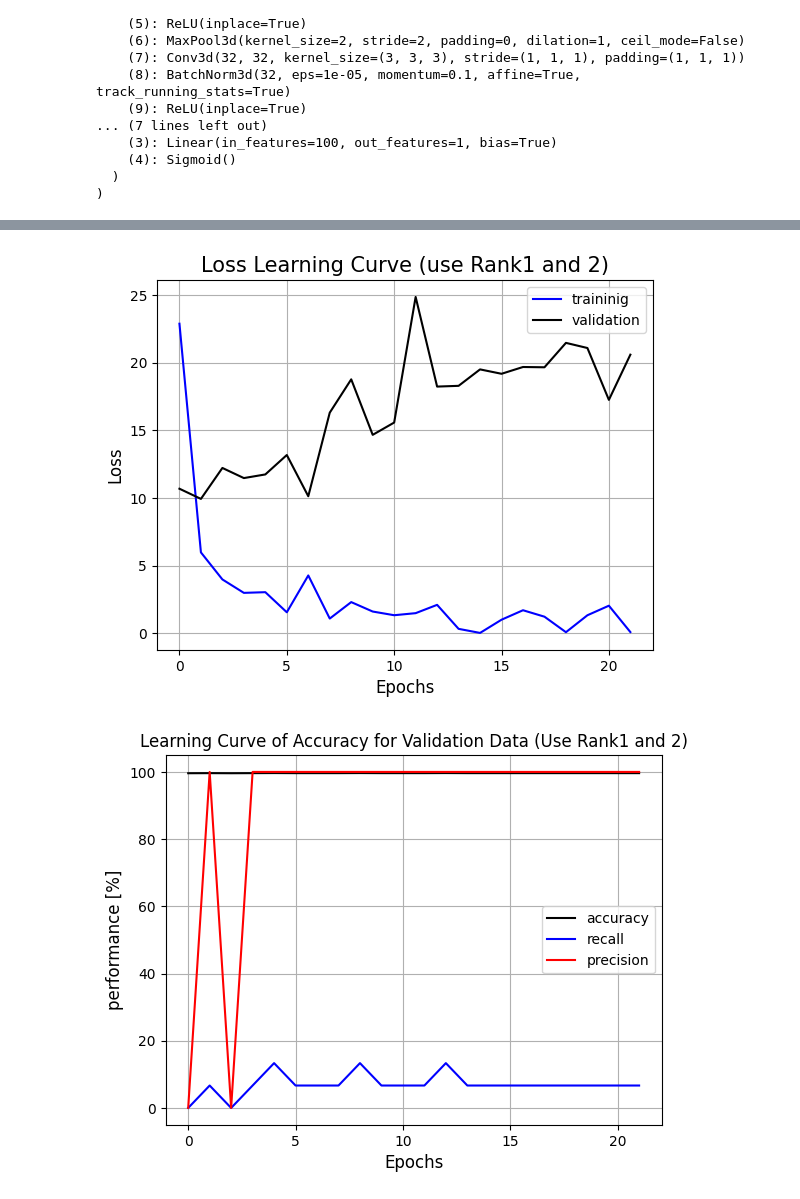
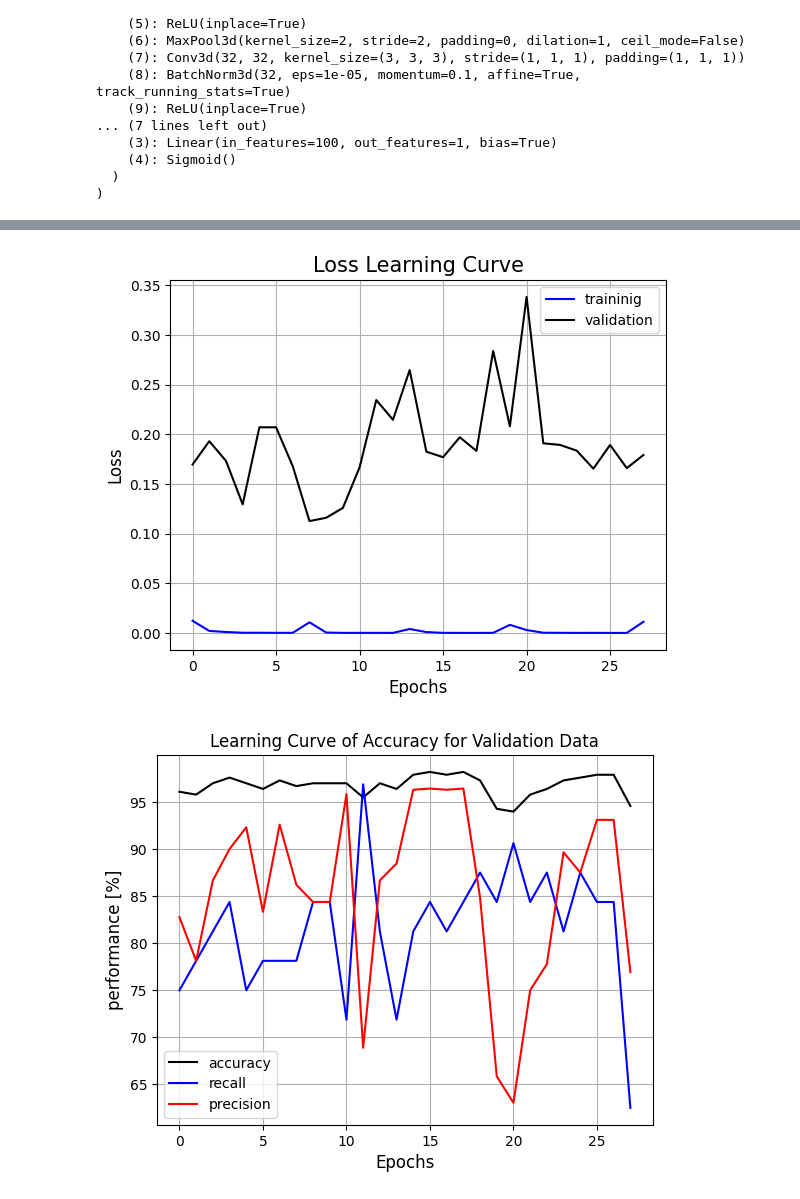
Before and after one commit to yudai-22/Cygnus-X_CAE, a Jupyter notebook: Binary_classification/training/Binary_classification.ipynb, the cells around one changed output, grey strips where cells are left out. Drawn from its saved outputs; the diff is of its cells as text; code cells hidden in the pictures.

```diff
--- a/Binary_classification/training/Binary_classification.ipynb
+++ b/Binary_classification/training/Binary_classification.ipynb
@@ -163,16 +163,17 @@ base_path = "/home/cygnus/fujimoto/Cygnus-X_Molecular_Cloud_Analysis/Binary_clas
 
 # 領域ごとのロード設定 (領域名: 抽出したいデータ数)
 # もし全データロードしたい場合は None や非常に大きい数値を指定してください
+data_num = 700
 target_regions = {
-    "FGN_01100+0000": 800,
-    "FGN_01200+0000": 800,
-    "FGN_01300+0000": 800,
-    "FGN_01400+0000": 800,
-    "FGN_01500+0000": 800,
-    "FGN_01600+0000": 800,
-    "FGN_01700+0000": 800,
-    "FGN_01800+0000": 800,
-
+    "FGN_01100+0000": data_num,
+    "FGN_01200+0000": data_num,
+    "FGN_01300+0000": data_num,
+    "FGN_01400+0000": data_num,
+    "FGN_01500+0000": data_num,
+    "FGN_01600+0000": data_num,
+    "FGN_01700+0000": data_num,
+    "FGN_01800+0000": data_num,
+    "FGN_01900+0000": data_num,
 }
 
 # バブルのランク設定
@@ -185,6 +186,9 @@ bubble_config = {
     "FGN_01600+0000": ["Rank1"],
     "FGN_01700+0000": ["Rank1"],
     "FGN_01800+0000": ["Rank1"],
+    "FGN_01900+0000": ["Rank1"],
+    "FGN_02100+0000": ["Rank1", "Rank2", "Rank3"],
+    "FGN_02200+0000": ["Rank1", "Rank2", "Rank3"],
 }
 # %%
 # --- 実行 ---
@@ -199,7 +203,7 @@ training_bubble = load_and_sample_data(all_bubble_request, is_bubble=True)
 
 # 2. 検証データのロード
 # 特定の数だけ欲しい場合はここで指定
-val_request = {"FGN_01900+0000": 800}
+val_request = {"FGN_02100+0000": 150, "FGN_02200+0000": 150}
 validation_data = load_and_sample_data(val_request, is_bubble=False)
 validation_bubble = load_and_sample_data(val_request, is_bubble=True, bubble_filename="bubble_data.npy")
 
@@ -287,6 +294,6 @@ Binary_classification(
 optimizer = optim.AdamW(
         model.parameters(), lr=1e-4, betas=(0.9, 0.999), eps=1e-08, weight_decay=0.001, amsgrad=False
     )
-criterion = nn.BCELoss()
+criterion = nn.BCELoss(reduction='mean')
 # %%
 early_stopping = EarlyStopping(patience=20, verbose=True, path="/home/cygnus/fujimoto/Cygnus-X_Molecular_Cloud_Analysis/Binary_classification/training/save_dir/binary_model_test_upper_lower_rank1.pth")
@@ -301,7 +316,6 @@ val_precision_list = []
 best_val_loss = float('inf')
 start = time.time()
 num_epochs = 1000
-
 
 for epoch in range(num_epochs):
     train_loss_num = 0
@@ -333,8 +347,7 @@ for epoch in range(num_epochs):
                 # print(output)
                 # print(labels)
                 # 損失を計算する
-                loss = criterion(output.to("cpu"), labels.to("cpu"))
-                weighted_loss = torch.mean(loss)
+                weighted_loss = criterion(output.to("cpu"), labels.to("cpu"))
 
                 if phase == "val":
                     # Sigmoid出力 (output) を使用し、0.5を閾値として予測
@@ -373,8 +386,10 @@ for epoch in range(num_epochs):
         val_precision = val_true_positives / val_predicted_positives if val_predicted_positives > 0 else 0.0
 
         if phase == "train":
+            train_loss_num /= len(dataloader)
             train_loss_list.append(train_loss_num)
         else:
+            val_loss_num /= len(dataloader)
             val_loss_list.append(val_loss_num)
             val_accuracy_list.append(val_accuracy)
             val_recall_list.append(val_recall)
@@ -386,8 +401,8 @@ for epoch in range(num_epochs):
         # wandb.log({"best validation loss": best_val_loss, "epoch":  epoch})
 
     # print("Epoch [{}/{}], Loss: {:.4f}".format(epoch + 1, num_epochs, val_loss_num))
-    print("Epoch [{}/{}], Val Loss: {:.4f}, Val Accuracy: {:.4f}, Val Recall: {:.4f}, Val Precision: {:.4f}".format(
-        epoch + 1, num_epochs, val_loss_num, val_accuracy, val_recall ,val_precision
+    print("Epoch [{}/{}], Train Loss: {:.4f}, Val Loss: {:.4f}, Val Accuracy: {:.4f}, Val Recall: {:.4f}, Val Precision: {:.4f}".format(
+        epoch + 1, num_epochs, train_loss_num, val_loss_num, val_accuracy, val_recall ,val_precision
     ))
 
     early_stopping(val_loss_num, model)
@@ -434,23 +449,23 @@ plt.plot(range(len(train_loss_list)), train_loss_list, "b", label="traininig")
 plt.plot(range(len(val_loss_list)), val_loss_list, "k", label="validation")
 plt.xlabel("Epochs", fontsize=12)
 plt.ylabel("Loss", fontsize=12)
-plt.title("Loss Learning Curve (use Rank1 and 2)", fontsize=15)
+plt.title("Loss Learning Curve", fontsize=15)
 plt.legend()
 plt.grid()
-plt.savefig("upper_lower_test_Loss.png")
+plt.savefig("lower_test_Loss.png")
 plt.show()
 # %% [output]
-[figure, old version]
+[figure, new version]
 # %%
 plt.plot(range(len(val_accuracy_list)), np.array(val_accuracy_list)*100, "k", label="accuracy")
 plt.plot(range(len(val_recall_list)), np.array(val_recall_list)*100, "b", label="recall")
 plt.plot(range(len(val_precision_list)), np.array(val_precision_list)*100, "r", label="precision")
 plt.xlabel("Epochs", fontsize=12)
 plt.ylabel("performance [%]", fontsize=12)
-plt.title("Learning Curve of Accuracy for Validation Data (Use Rank1 and 2)", fontsize=12)
+plt.title("Learning Curve of Accuracy for Validation Data", fontsize=12)
 plt.legend()
 plt.grid()
-plt.savefig("upper_lower_test_accuracy.png")
+plt.savefig("lower_test_accuracy.png")
 plt.show()
 # %% [output]
-[figure, old version]
+[figure, new version]
```
Also changed, not shown: parts of 8 cells of this notebook.
